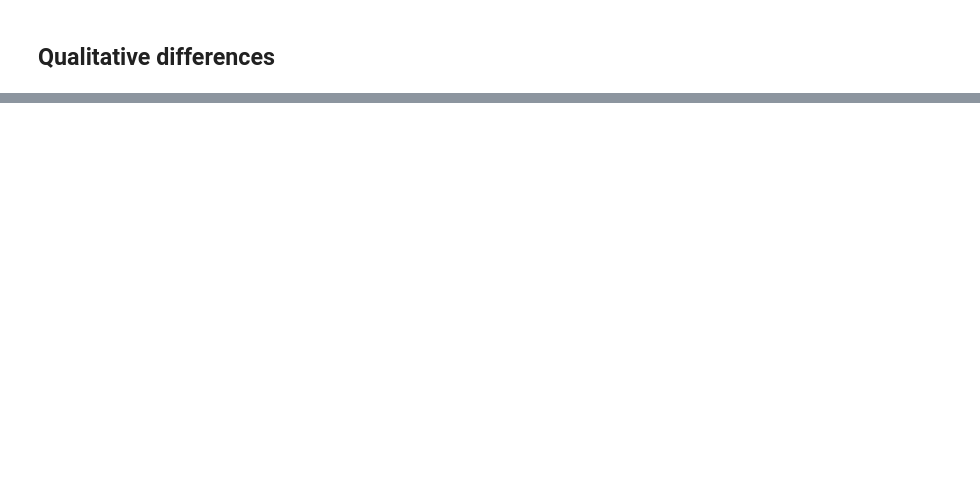
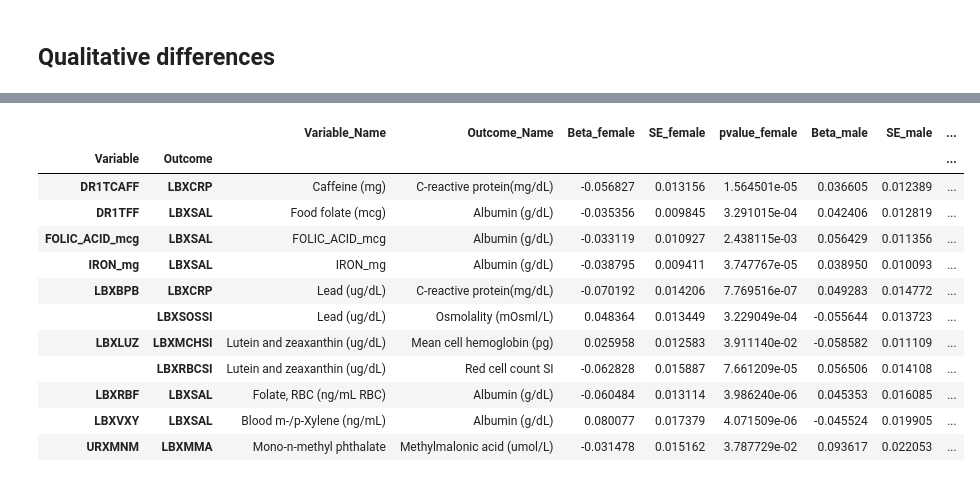
Before and after one commit to tomszar/PheEWAS_sexdiff, a Jupyter notebook: Code/05_ReportResults.ipynb, the cells around one changed output, grey strips where cells are left out. Saved outputs shown, nothing was run; the diff lists cells and outputs as text; code cells hidden in the pictures; blank space fills up the shorter version.

```diff
--- a/Code/05_ReportResults.ipynb
+++ b/Code/05_ReportResults.ipynb
@@ -501,7 +419,7 @@ dtype: int64
 # %% [markdown]
 ## Qualitative differences
 # %%
-bool_qual = final_results.results[7]['difference_type'] == 'Qualitative'
-final_results.results[4][bool_qual].value_counts('Variable_Category')
+bool_qual = results['difference_type'] == 'Qualitative'
+results[bool_qual].value_counts('Variable_Category')
 # %% [output]
 Variable_Category
@@ -589,0 +458,16 @@ final_results.results[5][bool_qual]
+# %%
+results.loc[bool_qual, print_columns]
+# %% [output]
+|  |  | Variable_Name | Outcome_Name | Beta_female | SE_female | pvalue_female | Beta_male | SE_male | ... |
+| Variable | Outcome |  |  |  |  |  |  |  | ... |
+| DR1TCAFF | LBXCRP | Caffeine (mg) | C-reactive protein(mg/dL) | -0.056827 | 0.013156 | 1.564501e-05 | 0.036605 | 0.012389 | ... |
+| DR1TFF | LBXSAL | Food folate (mcg) | Albumin (g/dL) | -0.035356 | 0.009845 | 3.291015e-04 | 0.042406 | 0.012819 | ... |
+| FOLIC_ACID_mcg | LBXSAL | FOLIC_ACID_mcg | Albumin (g/dL) | -0.033119 | 0.010927 | 2.438115e-03 | 0.056429 | 0.011356 | ... |
+| IRON_mg | LBXSAL | IRON_mg | Albumin (g/dL) | -0.038795 | 0.009411 | 3.747767e-05 | 0.038950 | 0.010093 | ... |
+| LBXBPB | LBXCRP | Lead (ug/dL) | C-reactive protein(mg/dL) | -0.070192 | 0.014206 | 7.769516e-07 | 0.049283 | 0.014772 | ... |
+|  | LBXSOSSI | Lead (ug/dL) | Osmolality (mOsml/L) | 0.048364 | 0.013449 | 3.229049e-04 | -0.055644 | 0.013723 | ... |
+| LBXLUZ | LBXMCHSI | Lutein and zeaxanthin (ug/dL) | Mean cell hemoglobin (pg) | 0.025958 | 0.012583 | 3.911140e-02 | -0.058582 | 0.011109 | ... |
+|  | LBXRBCSI | Lutein and zeaxanthin (ug/dL) | Red cell count SI | -0.062828 | 0.015887 | 7.661209e-05 | 0.056506 | 0.014108 | ... |
+| LBXRBF | LBXSAL | Folate, RBC (ng/mL RBC) | Albumin (g/dL) | -0.060484 | 0.013114 | 3.986240e-06 | 0.045353 | 0.016085 | ... |
+| LBXVXY | LBXSAL | Blood m-/p-Xylene (ng/mL) | Albumin (g/dL) | 0.080077 | 0.017379 | 4.071509e-06 | -0.045524 | 0.019905 | ... |
+| URXMNM | LBXMMA | Mono-n-methyl phthalate | Methylmalonic acid (umol/L) | -0.031478 | 0.015162 | 3.787729e-02 | 0.093617 | 0.022053 | ... |
```
Also changed, not shown: parts of 41 cells of this notebook, 8 other files.
